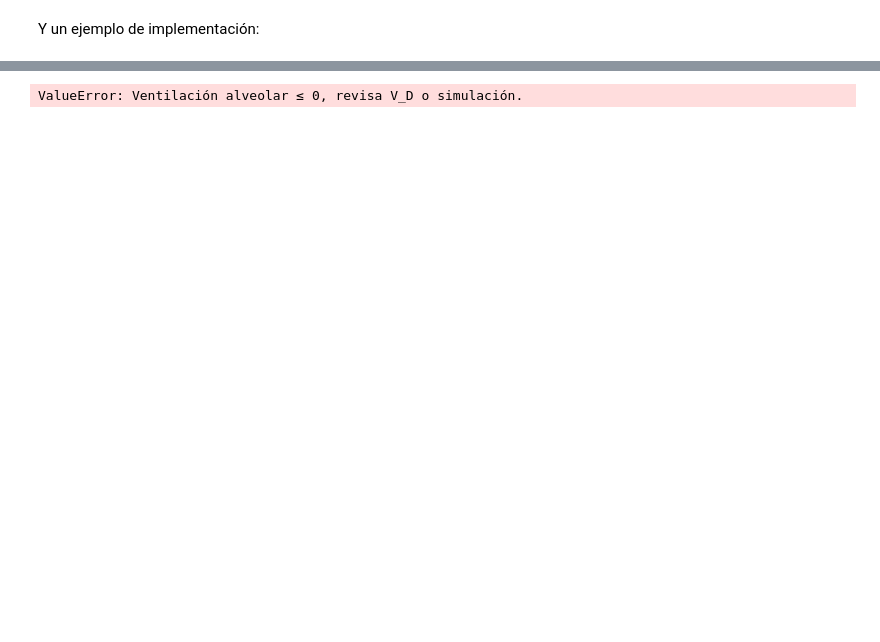
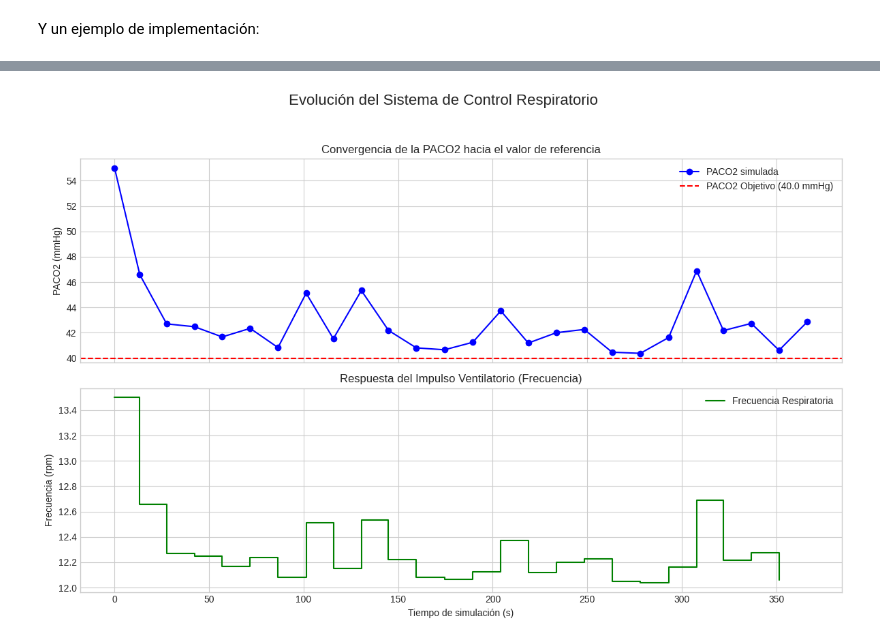
Before and after one commit to julianestebanquintana/prototipo_simulador, a Jupyter notebook: notebooks/04_control_respiratorio_completo.ipynb, the cells around one changed output, grey strips where cells are left out. Saved outputs shown, nothing was run; the diff lists cells and outputs as text; code cells hidden in the pictures; blank space fills up the shorter version.

Commit message:
se corrigen errores en la simulación de intercambio gaseoso y en el control de la ventilación

```diff
--- a/notebooks/04_control_respiratorio_completo.ipynb
+++ b/notebooks/04_control_respiratorio_completo.ipynb
@@ -478,22 +525,31 @@ if __name__ == "__main__":
     # Módulo de Control Respiratorio
     control = ControlRespiratorio(
         PACO2_target=40.0,
-        f_base=12.0,       # Frecuencia basal de 12 rpm
-        Gp=0.8,            # Ganancia de amplitud relativamente alta
-        Gf=0.5             # Ganancia de frecuencia moderada
-    )
+        f_base=12.0,
+        Gp=0.3,
+        Gf=0.1,
+        Gi=0.12)
 
-    # Módulos de intercambio y cardiovascular
-    intercambio = IntercambioGases(ventilador_esp, V_D=0.150, VCO2=0.2, R=0.8, FiO2=0.21, Pb=560.0)
-    cardio = InteraccionCorazonPulmon(GC_base_L_min=5.0, k_sensibilidad=0.05, hb_g_dl=15.0)
+    ## Módulos de intercambio y cardiovascular
+    intercambio = IntercambioGases(
+        ventilador_esp,
+        V_D=0.150,
+        VCO2=200.0,
+        R=0.8,
+        FiO2=0.21,
+        Pb=560.0)
+    cardio = InteraccionCorazonPulmon(
+        GC_base_L_min=5.0,
+        k_sensibilidad=0.05,
+        hb_g_dl=15.0)
 
     # Simulador que integra todos los componentes
     simulador_esp = Simulador(paciente_obstructivo, ventilador_esp, control)
 
     print(" Iniciando simulación de control respiratorio en lazo cerrado")
 
-    num_iteraciones = 15
-    duracion_chunk_s = 10.0 # Cada iteración simula 10 segundos de respiración
+    num_iteraciones = 25
+    # duracion_chunk_s = 10.0 # Cada iteración simula 10 segundos de respiración
 
     # Estado inicial: el paciente está hipercápnico
     PACO2_actual = 55.0
@@ -507,20 +563,25 @@ if __name__ == "__main__":
 
     for i in range(num_iteraciones):
         # 1. El controlador define el patrón respiratorio basado en la PACO2
-        amplitud, frecuencia_hz = control.actualizar(PACO2_actual)
+        # El dt para el término integral es la duración del chunk anterior
+        dt = 3 * (1.0 / (control.frecuencia if control.frecuencia else f_base/60.0)) if i > 0 else 10.0
+        amplitud, frecuencia_hz = control.actualizar(PACO2_actual, dt)
         frecuencia_rpm = frecuencia_hz * 60
         historial_fr.append(frecuencia_rpm)
+        T_ciclo = 1.0 / frecuencia_hz
+        duracion_chunk_s = 3 * T_ciclo # Simular exactamente 3 ciclos
+        print(f"\nIteración {i+1}/{num_iteraciones}: PACO2 inicial: {PACO2_actual:.1f} mmHg -> Frec: {frecuencia_rpm:.1f} rpm")
 
-        print(f"\nIteración {i+1}/{num_iteraciones}:")
-        print(f"  PACO2 inicial: {PACO2_actual:.1f} mmHg")
-        print(f"  Control -> Amplitud: {amplitud:.1f} cmH2O, Frecuencia: {frecuencia_rpm:.1f} rpm")
+        #print(f"\nIteración {i+1}/{num_iteraciones}:")
+        #print(f"  PACO2 inicial: {PACO2_actual:.1f} mmHg")
+        #print(f"  Control -> Amplitud: {amplitud:.1f} cmH2O, Frecuencia: {frecuencia_rpm:.1f} rpm")
 
         # 2. Simular un período de tiempo con ese patrón respiratorio
         t_start = t_global
         t_end = t_global + duracion_chunk_s
-        t_eval = np.linspace(t_start, t_end, 500)
+        t_eval = np.linspace(t_start, t_end, int(300 * duracion_chunk_s / T_ciclo)) # Puntos por ciclo
 
-        # Usamos directamente el solver de EDO con el modelo del simulador
+        # Solver de EDO con el modelo del simulador
         sol = solve_ivp(
             simulador_esp._modelo_edo,
             [t_start, t_end],
@@ -532,12 +593,23 @@ if __name__ == "__main__":
         # 3. Procesar resultados para obtener la nueva PACO2
         resultados_mecanica = simulador_esp.procesar_resultados(sol.t, sol.y[0], sol.y[1])
 
-        # Necesitamos la FR efectiva para el cálculo de IntercambioGases
+        # FR efectiva para el cálculo de IntercambioGases
         intercambio.ventilador.fr = frecuencia_rpm
-        resultados_gases = intercambio.calcular(resultados_mecanica)
+        # resultados_gases = intercambio.calcular(resultados_mecanica)
+        # Manejo de error si el VT es cero (apnea)
+        try:
+            resultados_gases = intercambio.calcular(resultados_mecanica)
+            nueva_PACO2 = resultados_gases['PACO2_mmHg']
+        except ValueError:
+            # Si hay apnea, el VT es 0. La VA es negativa.
+            # En este caso, la PACO2 subiría. Simulamos un aumento modesto.
+            nueva_PACO2 = PACO2_actual + 5.0
 
         # 4. Actualizar el estado para la siguiente iteración
-        PACO2_actual = resultados_gases['PACO2_mmHg']
+        # Factor de suavizado (0 < alpha < 1). Un valor bajo = más suave.
+        alpha = 0.25 #porque el sistema estaba subamortiguado
+        nueva_PACO2 = resultados_gases['PACO2_mmHg']
+        PACO2_actual = (alpha * nueva_PACO2) + ((1 - alpha) * PACO2_actual)
         V0 = sol.y[:, -1] # Usar el último estado de volumen como condición inicial
         t_global = t_end
 
@@ -585 +661 @@ Iteración 3/15:
-ValueError: Ventilación alveolar ≤ 0, revisa V_D o simulación.
+[figure, added]
```
Also changed, not shown: parts of 5 cells of this notebook.
